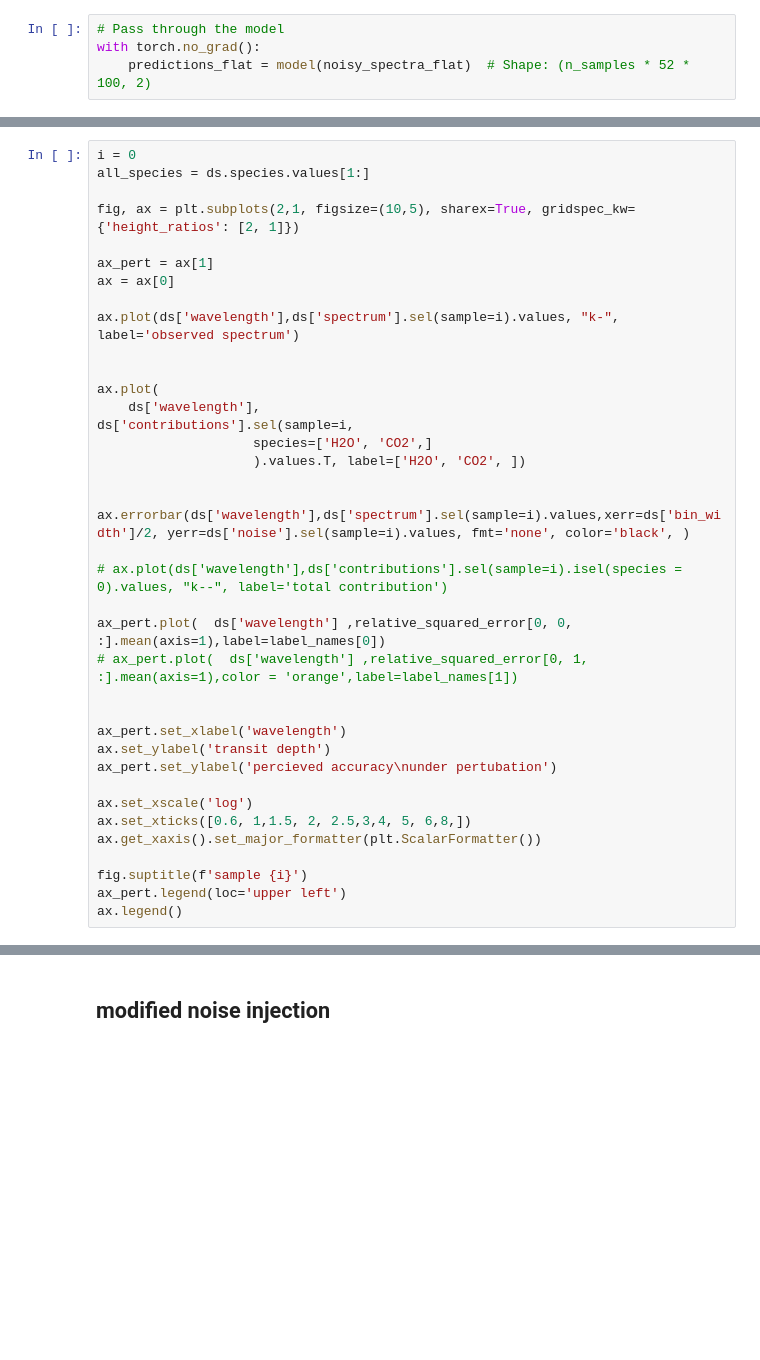
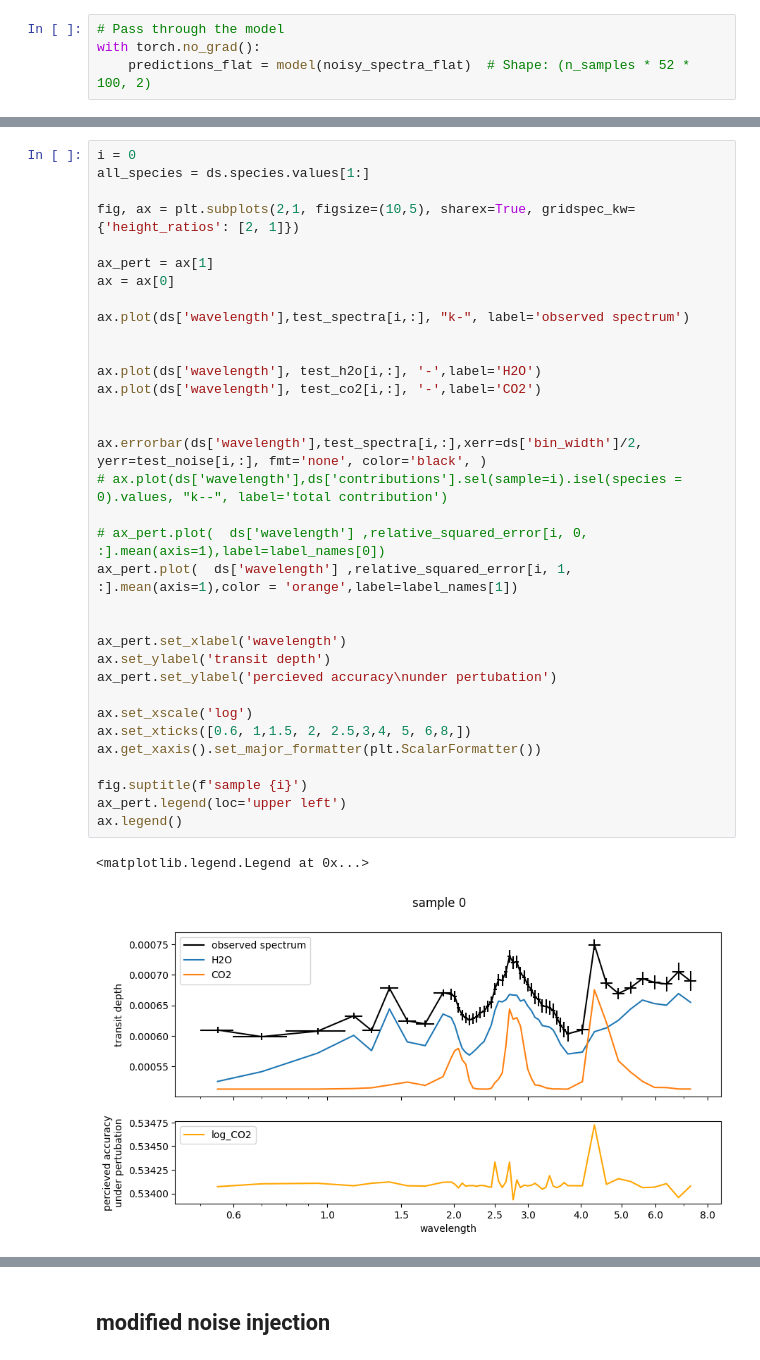
Before and after one commit to Jools-Clarke/SpeciesRetrieval, a Jupyter notebook: data_loader.ipynb, the cells around one changed output, grey strips where cells are left out. Drawn from its saved outputs; the diff is of its cells as text; blank space fills up the shorter version.

```diff
--- a/data_loader.ipynb
+++ b/data_loader.ipynb
@@ -650,41 +675,40 @@ print("relative_squared_error array shape:", relative_squared_error.shape)
 # %%
 i = 0
 all_species = ds.species.values[1:]
 
 fig, ax = plt.subplots(2,1, figsize=(10,5), sharex=True, gridspec_kw={'height_ratios': [2, 1]})
 
 ax_pert = ax[1]
 ax = ax[0]
 
-ax.plot(ds['wavelength'],ds['spectrum'].sel(sample=i).values, "k-", label='observed spectrum')
+ax.plot(ds['wavelength'],test_spectra[i,:], "k-", label='observed spectrum')
 
 
-ax.plot(
-    ds['wavelength'],
-ds['contributions'].sel(sample=i,
-                    species=['H2O', 'CO2',]
-                    ).values.T, label=['H2O', 'CO2', ])
+ax.plot(ds['wavelength'], test_h2o[i,:], '-',label='H2O')
+ax.plot(ds['wavelength'], test_co2[i,:], '-',label='CO2')
 
 
-ax.errorbar(ds['wavelength'],ds['spectrum'].sel(sample=i).values,xerr=ds['bin_width']/2, yerr=ds['noise'].sel(sample=i).values, fmt='none', color='black', )
-
+ax.errorbar(ds['wavelength'],test_spectra[i,:],xerr=ds['bin_width']/2, yerr=test_noise[i,:], fmt='none', color='black', )
 # ax.plot(ds['wavelength'],ds['contributions'].sel(sample=i).isel(species = 0).values, "k--", label='total contribution')
 
-ax_pert.plot(  ds['wavelength'] ,relative_squared_error[0, 0, :].mean(axis=1),label=label_names[0])
-# ax_pert.plot(  ds['wavelength'] ,relative_squared_error[0, 1, :].mean(axis=1),color = 'orange',label=label_names[1])
+# ax_pert.plot(  ds['wavelength'] ,relative_squared_error[i, 0, :].mean(axis=1),label=label_names[0])
+ax_pert.plot(  ds['wavelength'] ,relative_squared_error[i, 1, :].mean(axis=1),color = 'orange',label=label_names[1])
 
 
 ax_pert.set_xlabel('wavelength')
 ax.set_ylabel('transit depth')
 ax_pert.set_ylabel('percieved accuracy\nunder pertubation')
 
 ax.set_xscale('log')
 ax.set_xticks([0.6, 1,1.5, 2, 2.5,3,4, 5, 6,8,])
 ax.get_xaxis().set_major_formatter(plt.ScalarFormatter())
 
 fig.suptitle(f'sample {i}')
 ax_pert.legend(loc='upper left')
 ax.legend()
+# %% [output]
+<matplotlib.legend.Legend at 0x...>
+[figure, added]
 # %%
 # Compute the mean squared error (MSE) for each perturbation and replicate
 
```
Also changed, not shown: parts of 17 cells of this notebook.
